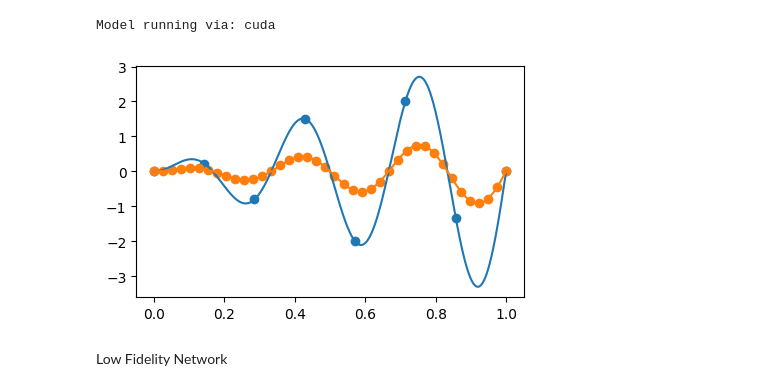
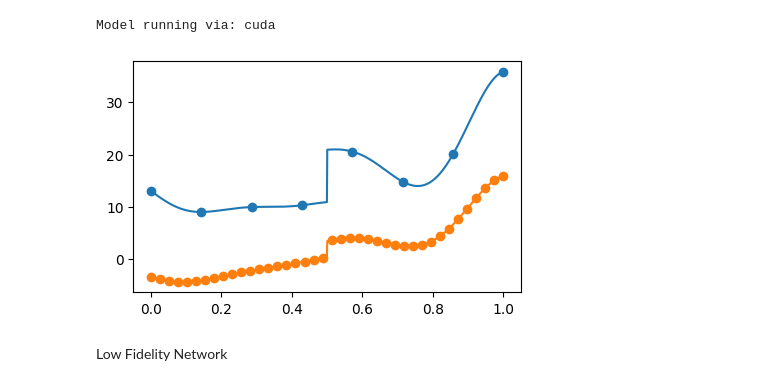
Before and after one commit to emjanser/Thesis_Workspace, a Jupyter notebook: Codes/Neural Networks PyTorch/MFNN/Second Model/MFNN_2.ipynb, the cells around one changed output. Cells and saved outputs as stored; diff of their text form; code cells hidden in the pictures.

```diff
--- a/Codes/Neural Networks PyTorch/MFNN/Second Model/MFNN_2.ipynb
+++ b/Codes/Neural Networks PyTorch/MFNN/Second Model/MFNN_2.ipynb
@@ -12,70 +12,70 @@ print(f"Model running via: {device}")
 Model running via: cuda
 # %%
 # Globally Shared Model(s) Parameters
-lf_num_epochs = 800
-hf_num_epochs = 1400
+lf_num_epochs = 400
+hf_num_epochs = 600
 MF_epochs = 600
 
-hidden_dims = ([500, 500, 500, 500, 500, 500, 500, 500])
+hidden_dims = ([1000, 1000, 1000, 1000, 1000, 1000, 1000, 1000])
 LF_training_size = 40
 HF_training_size = 8
 
 
-# # Synthetic data function..
-def LF(x):
-    return torch.sin(x * (6 * torch.pi))*x
+# # # Synthetic data function..
+# def LF(x):
+#     return torch.sin(x * (6 * torch.pi))*x
 
-def HF(x):
-    return 1.8*torch.sin(x * (6 * torch.pi))*2*x
+# def HF(x):
+#     return 1.8*torch.sin(x * (6 * torch.pi))*2*x
 
 # Complex Synthetic Data
-# def LF(y):
-#     zeros = torch.zeros_like(y)
-#     half = torch.ones_like(y) * 0.5
-#     y_0 = torch.where(y <= half, 0.5 * (6 * y - 2)**2 * torch.sin(12 * y - 4) + 10 * (y - 0.5), zeros)
-#     y_1 = torch.where(half < y, 3 + 0.5 * (6 * y - 2)**2 * torch.sin(12 * y - 4) + 10 * (y - 0.5), y_0)
-#     return y_1
+def LF(y):
+    zeros = torch.zeros_like(y)
+    half = torch.ones_like(y) * 0.5
+    y_0 = torch.where(y <= half, 0.5 * (6 * y - 2)**2 * torch.sin(12 * y - 4) + 10 * (y - 0.5), zeros)
+    y_1 = torch.where(half < y, 3 + 0.5 * (6 * y - 2)**2 * torch.sin(12 * y - 4) + 10 * (y - 0.5), y_0)
+    return y_1
 
-# def HF(y):
-#     zeros = torch.zeros_like(y)
-#     half = torch.ones_like(y) * 0.5
-#     y_0 = torch.where(y <= half, 2*LF(y) - 20*y + 20, zeros)
-#     y_1 = torch.where(half < y, 4 + 2*LF(y) - 20*y + 20, y_0)
-#     return y_1
+def HF(y):
+    zeros = torch.zeros_like(y)
+    half = torch.ones_like(y) * 0.5
+    y_0 = torch.where(y <= half, 2*LF(y) - 20*y + 20, zeros)
+    y_1 = torch.where(half < y, 4 + 2*LF(y) - 20*y + 20, y_0)
+    return y_1
 
 
 # Run this through the model to get the black prediction line (predictionu bundan al)
 Z = torch.linspace(0, 1, 1000)[:,None]
 
 # Model's total training/val/testing dataset
 LF_TS = torch.linspace(0, 1, LF_training_size)[:,None]
 HF_TS = torch.linspace(0, 1, HF_training_size)[:,None]
 
 # Forming LF Test Sets with a neat trick
 X_LF_train, X_LF_test, Y_LF_train, Y_LF_test = train_test_split(LF_TS, LF(LF_TS), test_size=0.8, shuffle=156)
 X_HF_train, X_HF_test, Y_HF_train, Y_HF_test = train_test_split(HF_TS, HF(HF_TS), test_size=0.8, shuffle=156)
 
 # Forming the real equally spaced training sets
 X_LF_train = LF_TS
 Y_LF_train = LF(LF_TS)
 
 X_HF_train = HF_TS
 Y_HF_train = HF(HF_TS)
 
 plt.figure(figsize=(5,3))
 plt.plot(Z ,HF(Z))
 plt.plot(Z ,LF(Z))
 plt.scatter(X_HF_train, Y_HF_train)
 plt.scatter(X_LF_train, Y_LF_train)
 
 # Transfering data to GPU for CUDA
 X_LF_train = X_LF_train.to(device); Y_LF_train = Y_LF_train.to(device)
 X_HF_train = X_HF_train.to(device); Y_HF_train = Y_HF_train.to(device)
 
 X_LF_test = X_LF_test.to(device); Y_LF_test = Y_LF_test.to(device)
 X_HF_test = X_HF_test.to(device); Y_HF_test = Y_HF_test.to(device)
 # %% [output]
-[figure, old version]
+[figure, new version]
 # %% [markdown]
 Low Fidelity Network
 # %%
```
Also changed, not shown: parts of 7 cells of this notebook, 34 other files.
